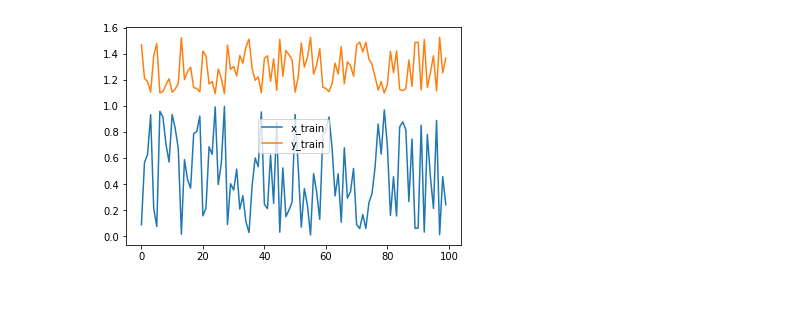
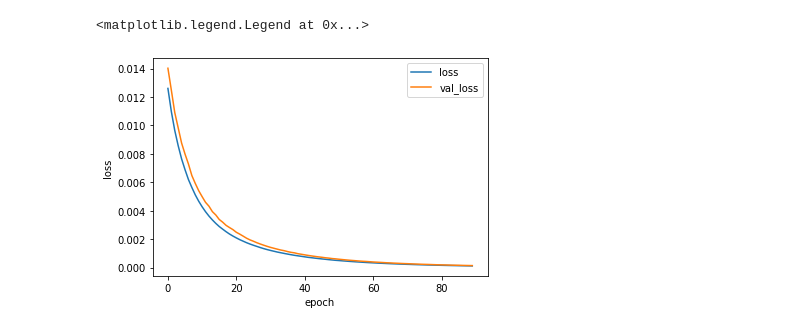
Before and after one commit to sungalex/computer-vision, a Jupyter notebook: keras/06 activation 1.ipynb, the cells around one changed output. Cells and saved outputs as stored; diff of their text form; code cells hidden in the pictures; blank space fills up the shorter version.

Commit message:
activation function
Signed-off-by: sungalex <cloudallera@gmail.com>

```diff
--- a/keras/06 activation 1.ipynb
+++ b/keras/06 activation 1.ipynb
@@ -14,0 +16,14 @@ y_test = 2 / (1 + np.exp(x_test*2 + 1)) + 1
+# %%
+%matplotlib inline
+
+import keras
+import numpy as np
+import matplotlib.pyplot as plt
+
+def f(x):
+    return 2 / (1 + np.exp(-(2*x + 1))) + 1
+
+# f(x) 함수 확인
+x = np.linspace(-0.5-4, -0.5+4, num=100)
+plt.plot(x, f(x))
+plt.show()
@@ -14,0 +32,8 @@ y_test = 2 / (1 + np.exp(x_test*2 + 1)) + 1
+# %%
+x_train = np.random.rand(1024,1)*10-5
+y_train = f(x_train)
+
+x_test = np.linspace(-0.5-2, -0.5+2, num=5).reshape((-1,1))
+y_test = f(x_test)
+print(x_test)
+print(y_test)
@@ -14,0 +51,10 @@ y_test = 2 / (1 + np.exp(x_test*2 + 1)) + 1
+# %%
+model = keras.models.Sequential()
+model.add(keras.layers.Dense(1, name='d1', input_dim=1))
+model.add(keras.layers.Activation('sigmoid', name='sigmoid'))
+model.add(keras.layers.Dense(1, name='d2'))
+
+model.summary()
+sgd = keras.optimizers.SGD(lr=0.05)
+model.compile(sgd, 'mse')
+hist = model.fit(x_train, y_train, batch_size=32, epochs=100, validation_split=0.2)
@@ -15,7 +79,9 @@ y_test = 2 / (1 + np.exp(x_test*2 + 1)) + 1
 # %%
-plt.plot(x_train, label='x_train')
-plt.plot(y_train, label='y_train')
+plt.plot(hist.history['loss'][10:], label='loss')
+plt.plot(hist.history['val_loss'][10:], label='val_loss')
+plt.xlabel('epoch')
+plt.ylabel('loss')
 plt.legend(loc=0)
-plt.show()
 # %% [output]
+<matplotlib.legend.Legend at 0x...>
-[figure, old version]
+[figure, new version]
```
Also changed, not shown: parts of 9 cells of this notebook.
